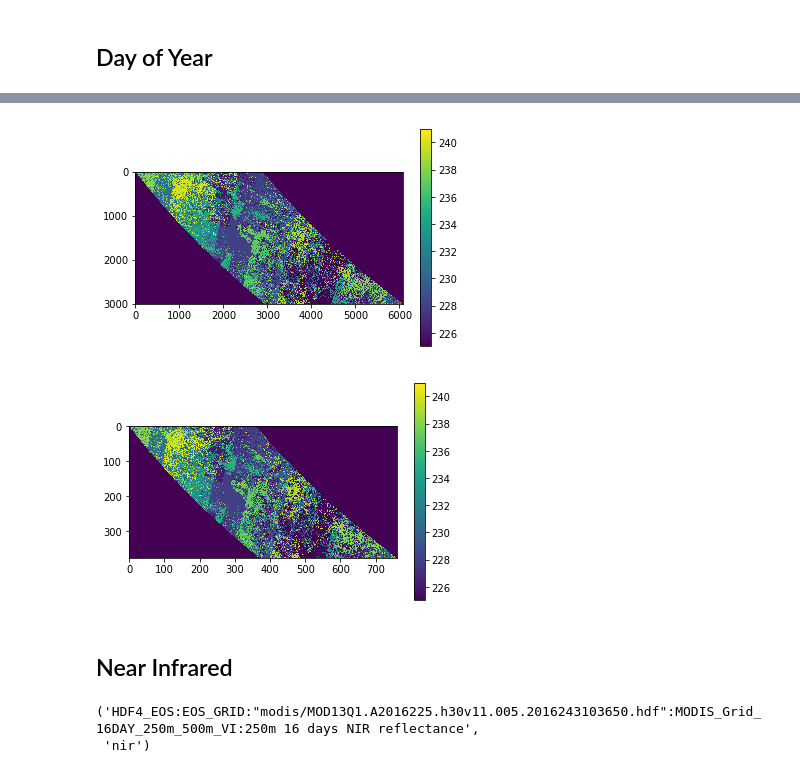
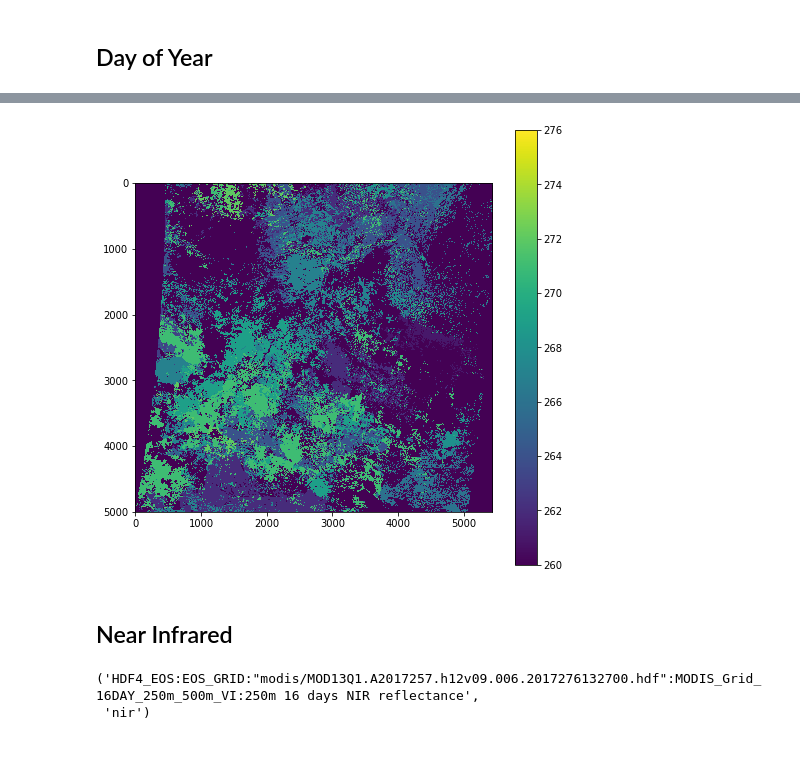
Before and after one commit to Sciguymjm/super-resolution, a Jupyter notebook: data/goes-composite.ipynb, the cells around one changed output, grey strips where cells are left out. Saved outputs shown, nothing was run; the diff lists cells and outputs as text; code cells hidden in the pictures.

```diff
--- a/data/goes-composite.ipynb
+++ b/data/goes-composite.ipynb
@@ -13,4 +13,7 @@ import gdal
 import numpy as np
 from IPython.display import Image
 import matplotlib.pyplot as plt
+import matplotlib
+matplotlib.rcParams['figure.figsize'] = "8,8"
 import scipy.ndimage
+gdal.VersionInfo()
@@ -30,5 +35,5 @@ raw_files[:5]
 # %%
-filepath = [f for f in raw_files if 'h30v11' in f][0] # set day here
-day_of_year = 225 # int(filepath.split('.')[4][4:7])
+filepath = [f for f in raw_files if 'h12v09' in f][0] # set day here
+day_of_year = int(filepath.split('.')[4][4:7])
 filepath, day_of_year
 # %% [output]
@@ -68,20 +69,13 @@ array([[229, 229, 229, ..., 230, 230, 230],
 # %%
 output = filepath.replace('.hdf', '.' + file_type + ".tif")
 gdal.Warp(output, doy_modis, dstSRS='EPSG:3857')
 data = gdal.Open(output)
 doy_arr = data.ReadAsArray()
 plt.imshow(doy_arr)
-plt.clim(day_of_year, day_of_year + 16)
+plt.clim(day_of_year - 16, day_of_year)
 _ = plt.colorbar()
 # %% [output]
-[figure, old version]
+[figure, new version]
-# %%
-resized_doy = scipy.ndimage.zoom(doy_arr, 0.125, order=0)
-plt.imshow(resized_doy)
-plt.clim(day_of_year, day_of_year + 16)
-_ = plt.colorbar()
-# %% [output]
-[figure, removed]
 # %% [markdown]
 ## Near Infrared
 # %%
@@ -93,7 +87,7 @@ for dataset in datasets:
 file_type = nir_layer.split(' ')[3].lower()
 nir_layer, file_type
 # %% [output]
-('HDF4_EOS:EOS_GRID:"modis/MOD13Q1.A2016225.h30v11.005.2016243103650.hdf":MODIS_Grid_16DAY_250m_500m_VI:250m 16 days NIR reflectance',
+('HDF4_EOS:EOS_GRID:"modis/MOD13Q1.A2017257.h12v09.006.2017276132700.hdf":MODIS_Grid_16DAY_250m_500m_VI:250m 16 days NIR reflectance',
  'nir')
 # %%
 nir_modis = gdal.Open(nir_layer)
```
Also changed, not shown: parts of 29 cells of this notebook, 8 other files.
